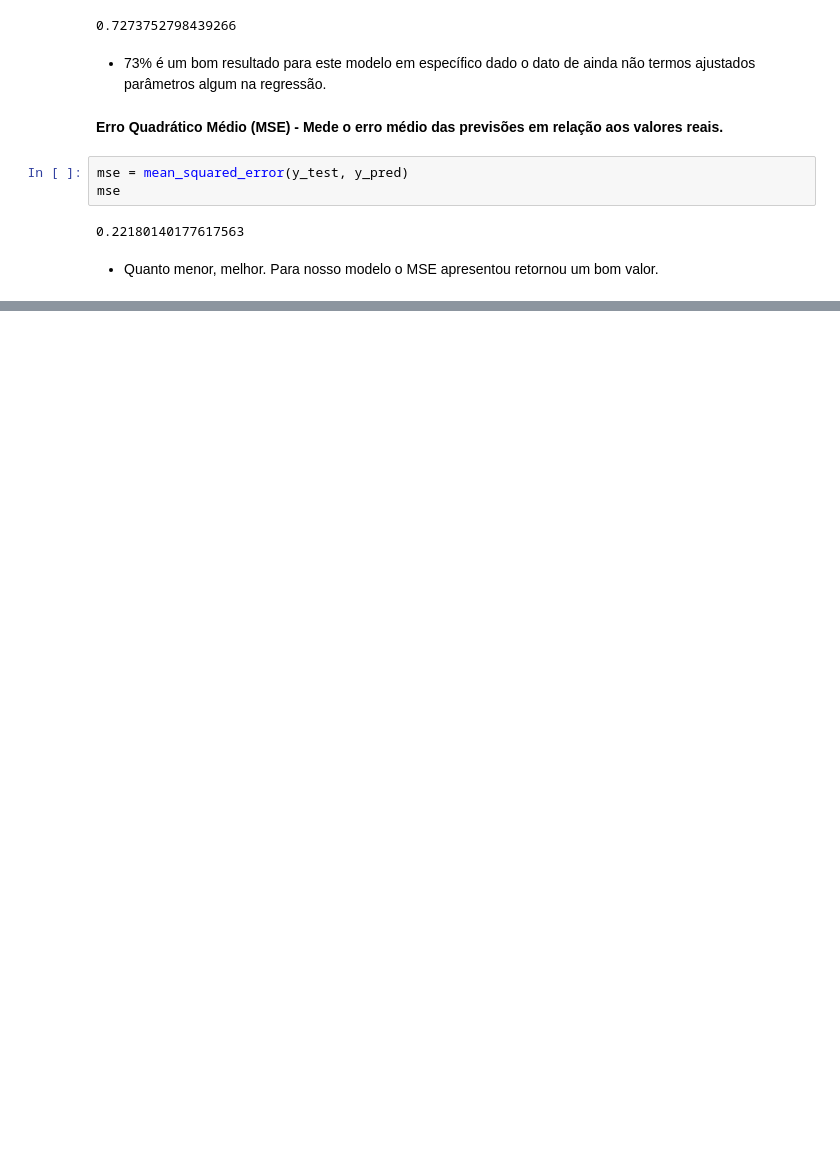
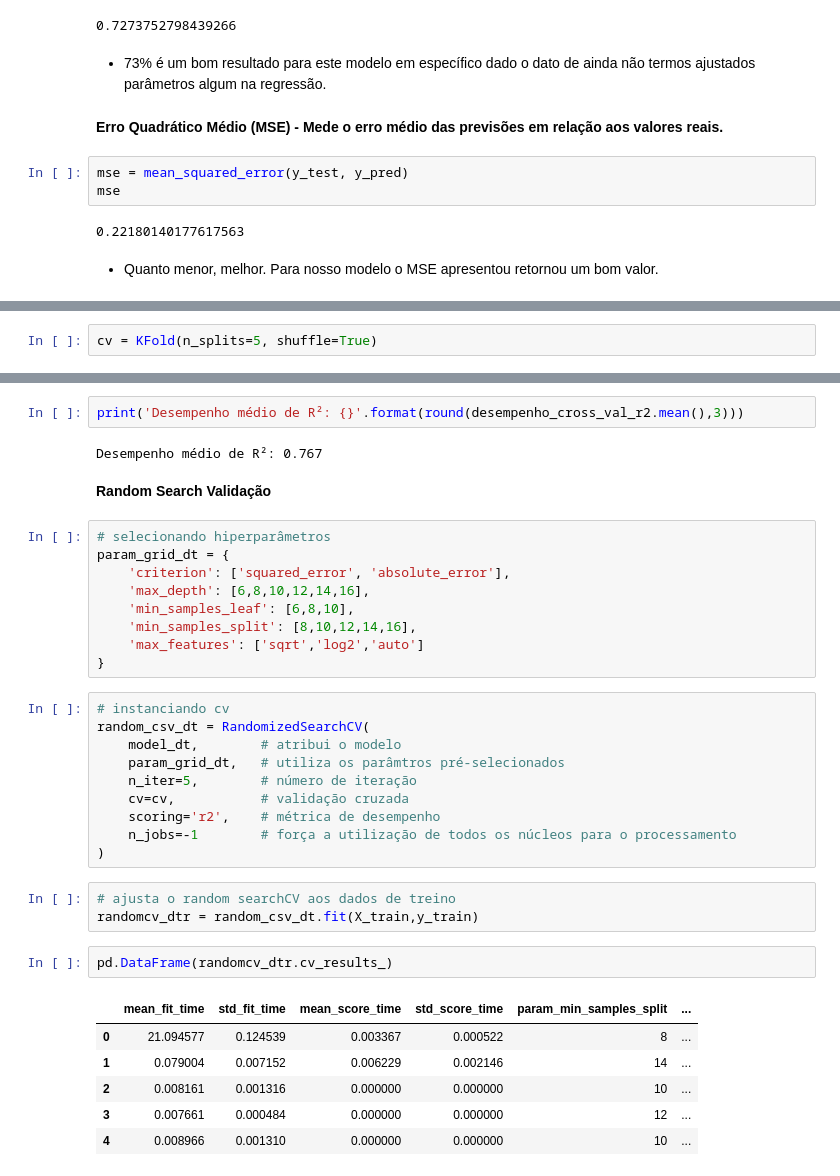
Before and after one commit to DieGod-DS/Previsao_Preco_Imovel, a Jupyter notebook: code/EDA.ipynb, the cells around one changed output, grey strips where cells are left out. Drawn from its saved outputs; the diff is of its cells as text; blank space fills up the shorter version.

```diff
--- a/code/EDA.ipynb
+++ b/code/EDA.ipynb
@@ -547,0 +659,2 @@ mse
+# %%
+cv = KFold(n_splits=5, shuffle=True)
@@ -547,0 +669,37 @@ mse
+# %%
+print('Desempenho médio de R²: {}'.format(round(desempenho_cross_val_r2.mean(),3)))
+# %% [output]
+Desempenho médio de R²: 0.767
+# %% [markdown]
+**Random Search Validação**
+# %%
+# selecionando hiperparâmetros
+param_grid_dt = {
+    'criterion': ['squared_error', 'absolute_error'],
+    'max_depth': [6,8,10,12,14,16],
+    'min_samples_leaf': [6,8,10],
+    'min_samples_split': [8,10,12,14,16],
+    'max_features': ['sqrt','log2','auto']
+}
+# %%
+# instanciando cv
+random_csv_dt = RandomizedSearchCV(
+    model_dt,        # atribui o modelo
+    param_grid_dt,   # utiliza os parâmtros pré-selecionados
+    n_iter=5,        # número de iteração
+    cv=cv,           # validação cruzada
+    scoring='r2',    # métrica de desempenho
+    n_jobs=-1        # força a utilização de todos os núcleos para o processamento
+)
+# %%
+# ajusta o random searchCV aos dados de treino
+randomcv_dtr = random_csv_dt.fit(X_train,y_train)
+# %%
+pd.DataFrame(randomcv_dtr.cv_results_)
+# %% [output]
+|  | mean_fit_time | std_fit_time | mean_score_time | std_score_time | param_min_samples_split | ... |
+| 0 | 21.094577 | 0.124539 | 0.003367 | 0.000522 | 8 | ... |
+| 1 | 0.079004 | 0.007152 | 0.006229 | 0.002146 | 14 | ... |
+| 2 | 0.008161 | 0.001316 | 0.000000 | 0.000000 | 10 | ... |
+| 3 | 0.007661 | 0.000484 | 0.000000 | 0.000000 | 12 | ... |
+| 4 | 0.008966 | 0.001310 | 0.000000 | 0.000000 | 10 | ... |
```
Also changed, not shown: parts of 63 cells of this notebook, 2 other files.
